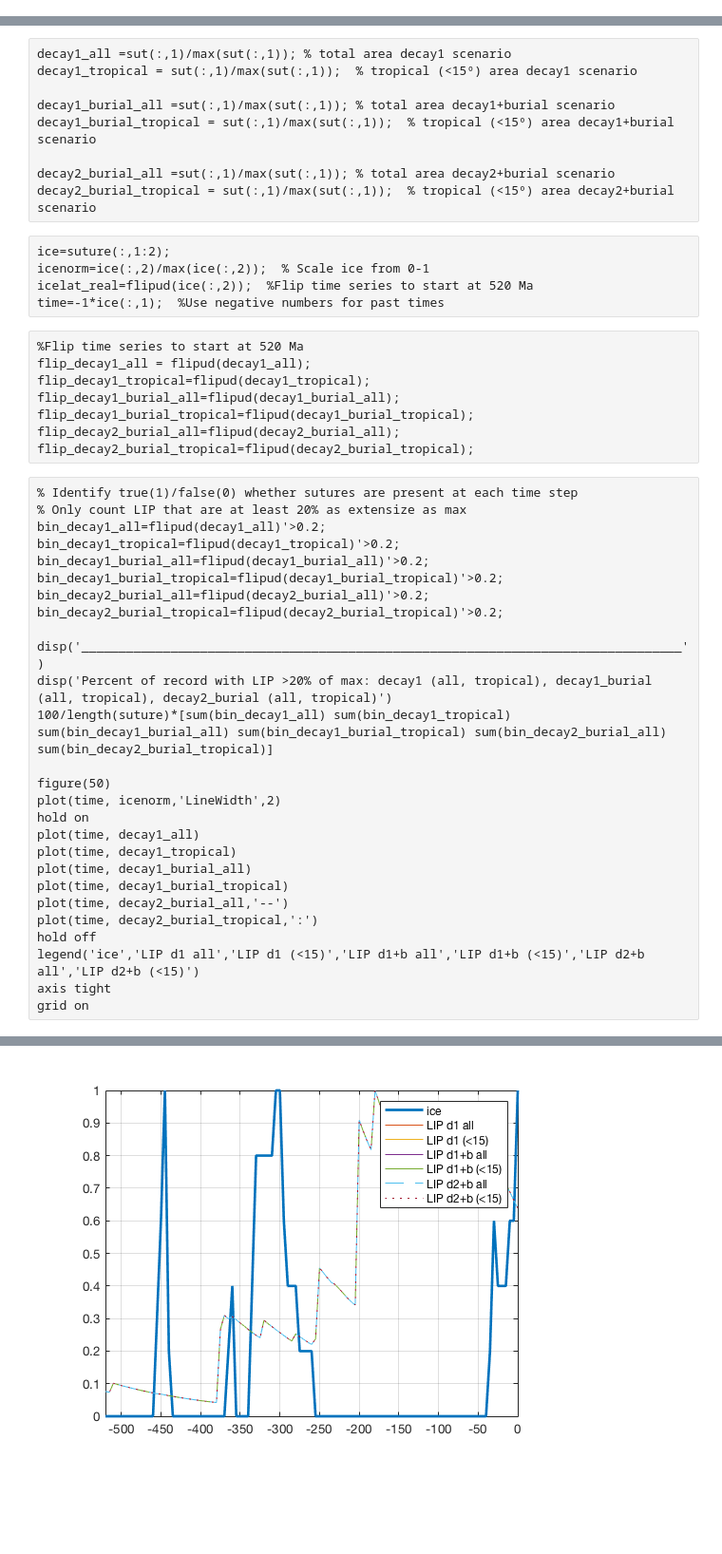
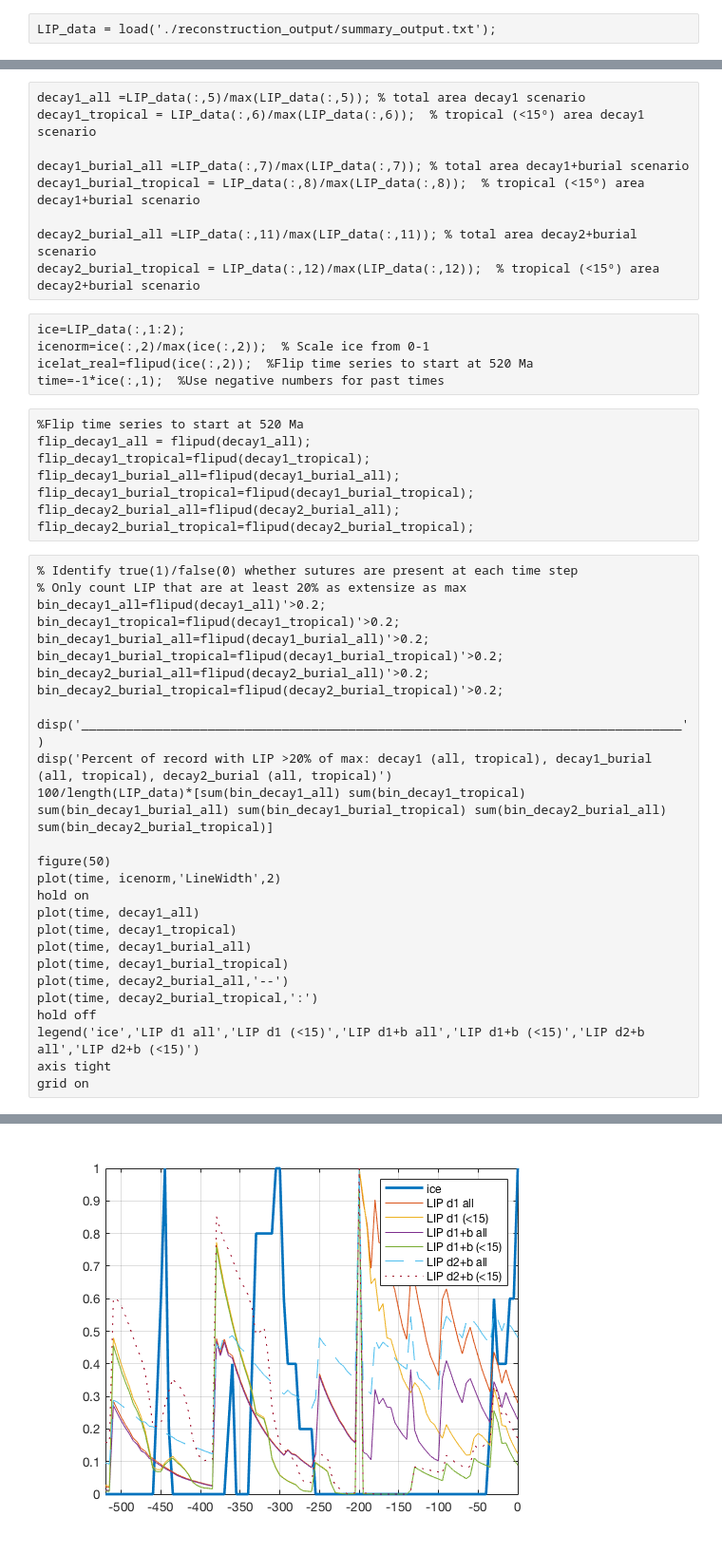
Before and after one commit to Swanson-Hysell-Group/2020_large_igneous_provinces, a Jupyter notebook: Code/Correlation_analysis.ipynb, the cells around one changed output, grey strips where cells are left out. Shown at 95% size. Drawn from its saved outputs; the diff is of its cells as text; blank space fills up the shorter version.

```diff
--- a/Code/Correlation_analysis.ipynb
+++ b/Code/Correlation_analysis.ipynb
@@ -5,2 +1,4 @@ sut=suture(:,[11:16]);
+# %%
+LIP_data = load('./reconstruction_output/summary_output.txt');
 # %%
 rng(1) % Seed random numbers so results are reproducible
@@ -7,14 +7,14 @@ rng(1) % Seed random numbers so results are reproducible
 # %%
-decay1_all =sut(:,1)/max(sut(:,1)); % total area decay1 scenario
-decay1_tropical = sut(:,1)/max(sut(:,1));  % tropical (<15º) area decay1 scenario
+decay1_all =LIP_data(:,5)/max(LIP_data(:,5)); % total area decay1 scenario
+decay1_tropical = LIP_data(:,6)/max(LIP_data(:,6));  % tropical (<15º) area decay1 scenario
 
-decay1_burial_all =sut(:,1)/max(sut(:,1)); % total area decay1+burial scenario
-decay1_burial_tropical = sut(:,1)/max(sut(:,1));  % tropical (<15º) area decay1+burial scenario
+decay1_burial_all =LIP_data(:,7)/max(LIP_data(:,7)); % total area decay1+burial scenario
+decay1_burial_tropical = LIP_data(:,8)/max(LIP_data(:,8));  % tropical (<15º) area decay1+burial scenario
 
-decay2_burial_all =sut(:,1)/max(sut(:,1)); % total area decay2+burial scenario
-decay2_burial_tropical = sut(:,1)/max(sut(:,1));  % tropical (<15º) area decay2+burial scenario
+decay2_burial_all =LIP_data(:,11)/max(LIP_data(:,11)); % total area decay2+burial scenario
+decay2_burial_tropical = LIP_data(:,12)/max(LIP_data(:,12));  % tropical (<15º) area decay2+burial scenario
 # %%
-ice=suture(:,1:2);
+ice=LIP_data(:,1:2);
 icenorm=ice(:,2)/max(ice(:,2));  % Scale ice from 0-1
 icelat_real=flipud(ice(:,2));  %Flip time series to start at 520 Ma
 time=-1*ice(:,1);  %Use negative numbers for past times
@@ -38,7 +38,7 @@ bin_decay2_burial_tropical=flipud(decay2_burial_tropical)'>0.2;
 
 disp('_________________________________________________________________________________')
 disp('Percent of record with LIP >20% of max: decay1 (all, tropical), decay1_burial (all, tropical), decay2_burial (all, tropical)')
-100/length(suture)*[sum(bin_decay1_all) sum(bin_decay1_tropical) sum(bin_decay1_burial_all) sum(bin_decay1_burial_tropical) sum(bin_decay2_burial_all) sum(bin_decay2_burial_tropical)]
+100/length(LIP_data)*[sum(bin_decay1_all) sum(bin_decay1_tropical) sum(bin_decay1_burial_all) sum(bin_decay1_burial_tropical) sum(bin_decay2_burial_all) sum(bin_decay2_burial_tropical)]
 
 figure(50)
 plot(time, icenorm,'LineWidth',2)
@@ -63,4 +63,4 @@ ans =
-[figure, old version]
+[figure, new version]
 # %%
 % Correlation calculations for real data
 
```
Also changed, not shown: parts of 10 cells of this notebook, 2 other files.
